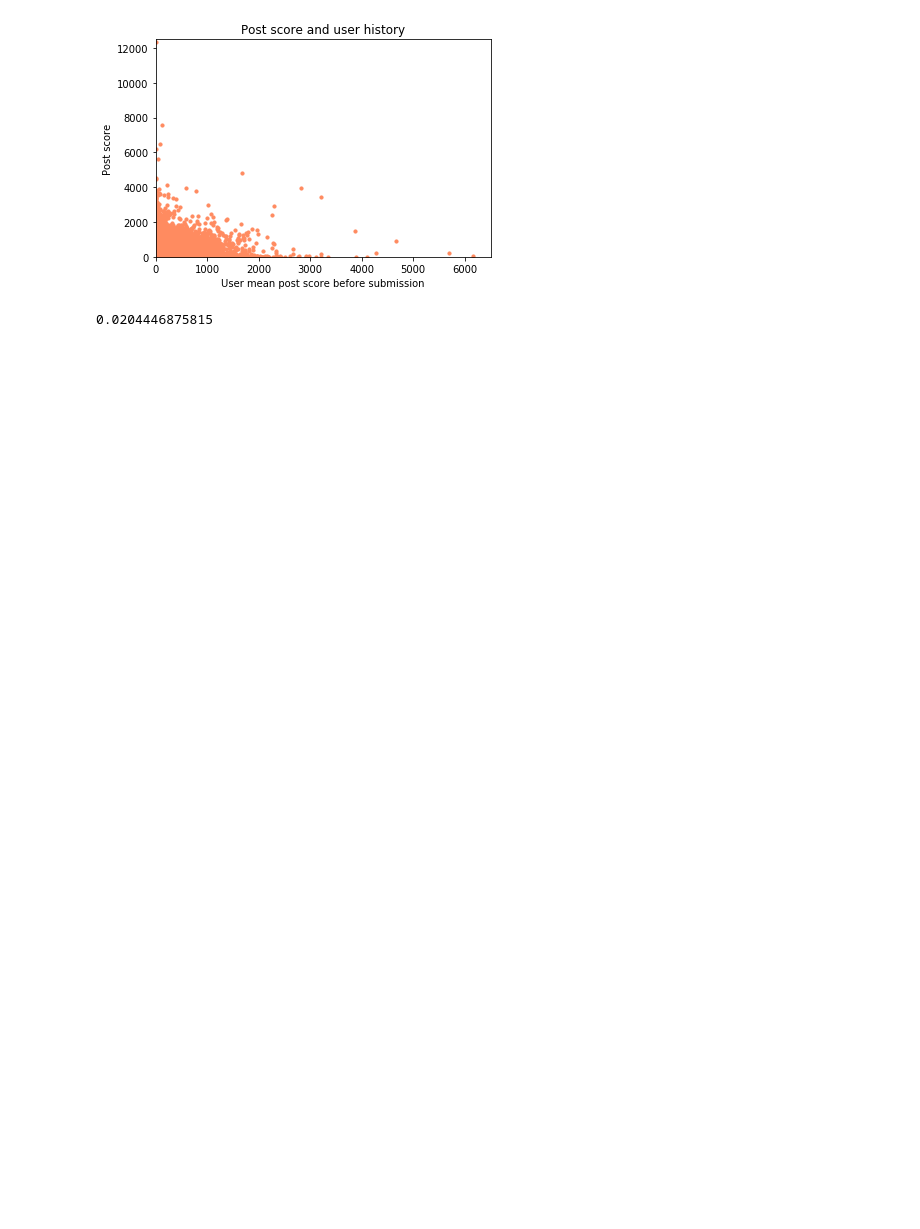
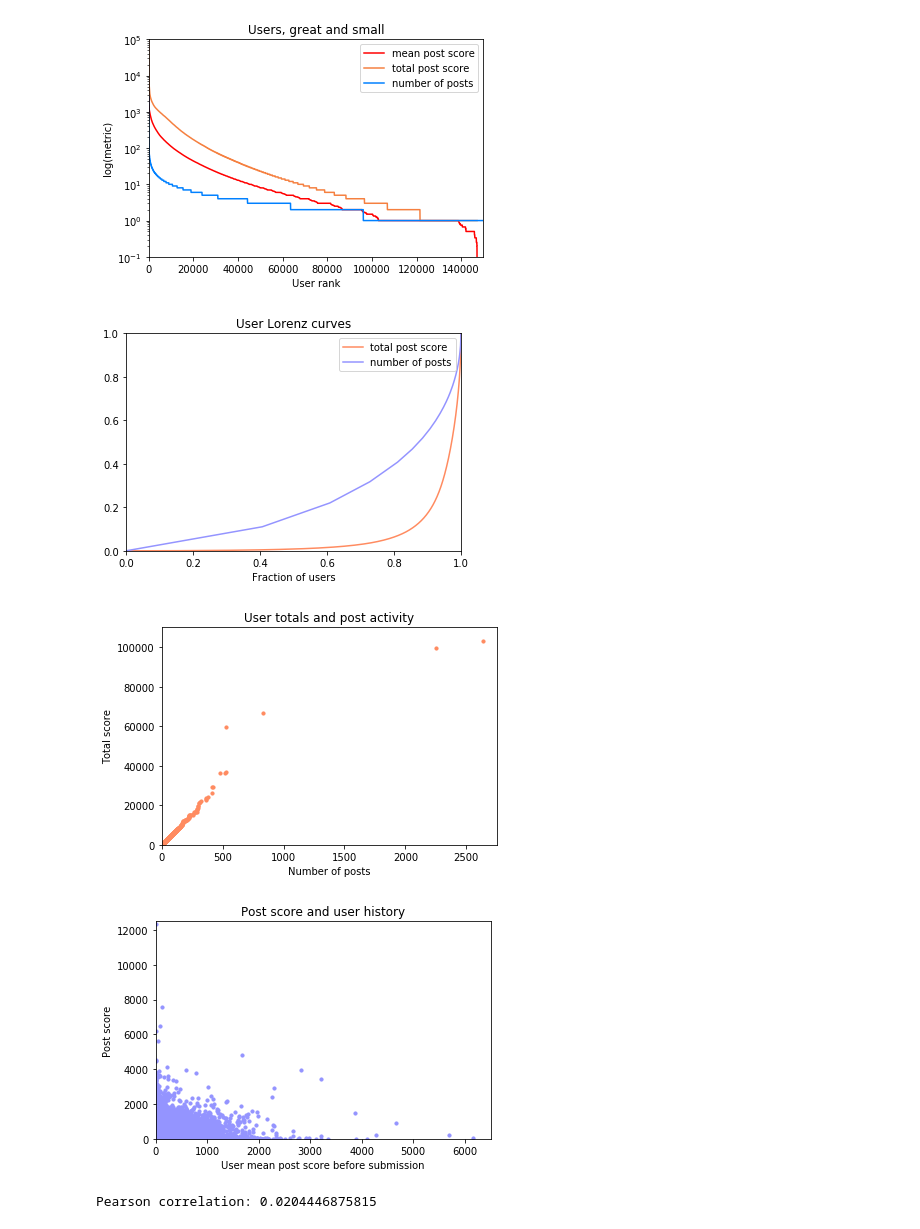
Before and after one commit to millimat/cs224w_dev, a Jupyter notebook: 06_Basic Feature Analysis.ipynb, the cells around one changed output. Saved outputs shown, nothing was run; the diff lists cells and outputs as text; code cells hidden in the pictures; blank space fills up the shorter version.

Commit message:
Basic ML

```diff
--- a/06_Basic Feature Analysis.ipynb
+++ b/06_Basic Feature Analysis.ipynb
@@ -7,7 +7,7 @@ import csv
 from collections import defaultdict
 from utils.gini import gini
 # %%
-post_feature_table = open('output/reddit_submissions_basic_features_jan2012.tsv')
+post_feature_table = open('output/reddit_submissions_basic_features_nodelete_jan2012.tsv')
 reader = csv.DictReader(post_feature_table, delimiter='\t')
 days = {d: i for (i, d) in enumerate(['Mon', 'Tue', 'Wed', 'Thu', 'Fri', 'Sat', 'Sun'])}
 hours = range(24)
@@ -129,14 +142,18 @@ print(scipy.stats.pearsonr(user_postnums, userscore_sums)[0]**2)
 # %%
 plt.figure()
-plt.scatter(cum_mean_post_scores, scores, s=10, color='#FF8b60')
+plt.scatter(cum_mean_post_scores, scores, s=10, color='#9494FF')
 plt.xlim((0,6500))
 plt.ylim((0,12500))
 plt.xlabel('User mean post score before submission')
 plt.ylabel('Post score')
 plt.title('Post score and user history')
+plt.savefig('plots/post_score_history.png', format='png', dpi=1000)
 plt.show()
 
 print('Pearson correlation: {}'.format(scipy.stats.pearsonr(cum_mean_post_scores, scores)[0]**2))
 # %% [output]
-[figure, old version]
+[figure, new version]
+[figure, added]
+[figure, added]
+[figure, added]
-0.0204446875815
+Pearson correlation: 0.0204446875815
```
Also changed, not shown: parts of 2 cells of this notebook, 12 other files.
